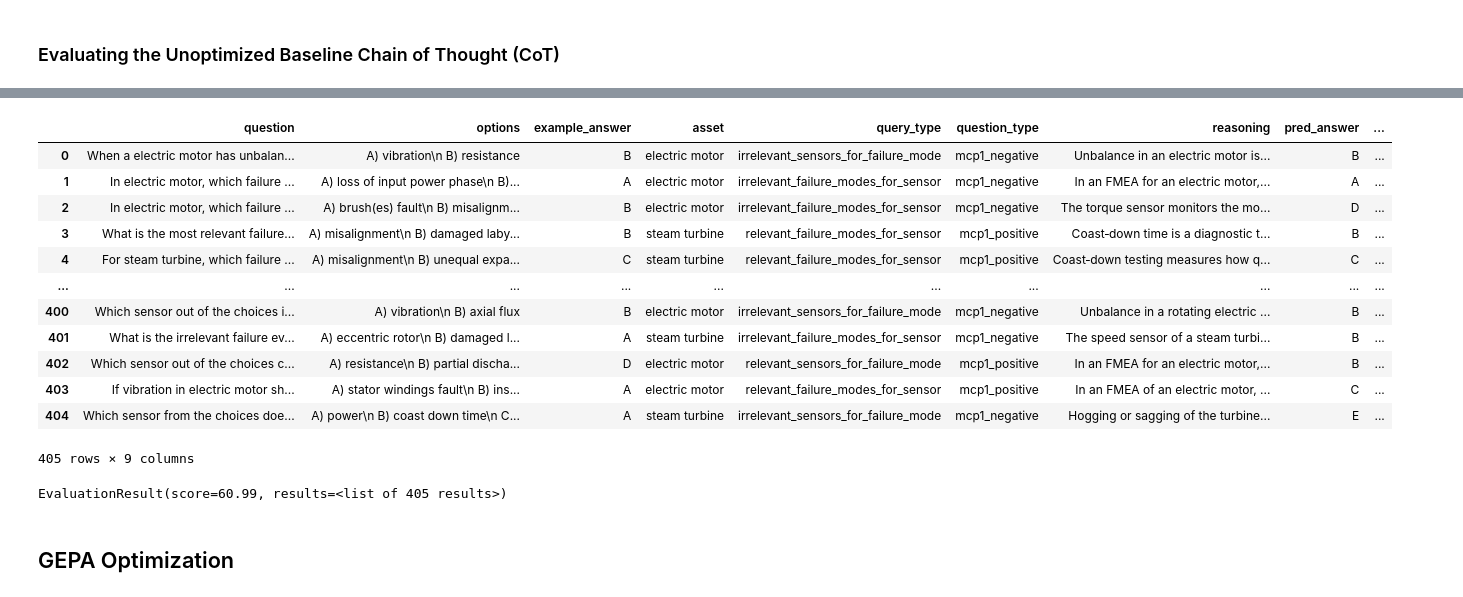
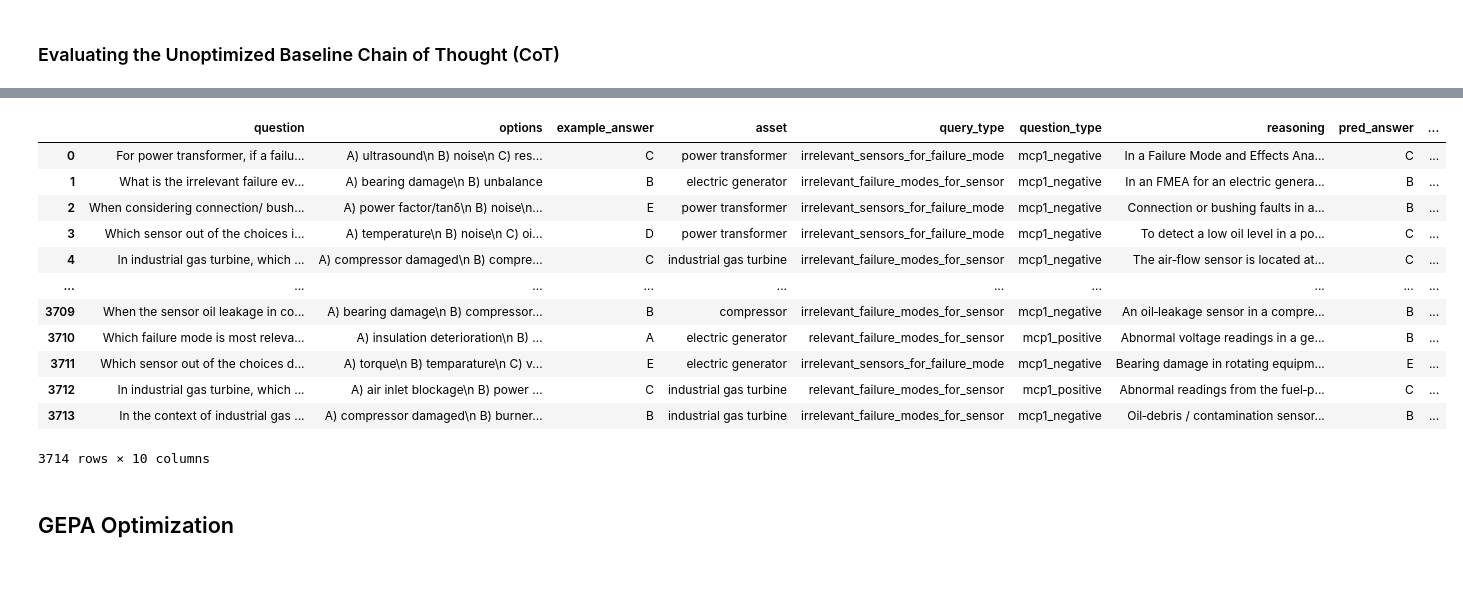
Before and after one commit to biswasprateek/AssetOpsBench, a Jupyter notebook: notebook/gepa_experiments/GEPA for FailureSensorIQ Notebook_v3.ipynb, the cells around one changed output, grey strips where cells are left out. Saved outputs shown, nothing was run; the diff lists cells and outputs as text; code cells hidden in the pictures.

Commit message:
Fixed test_set in evaluation function

```diff
--- a/notebook/gepa_experiments/GEPA for FailureSensorIQ Notebook_v3.ipynb
+++ b/notebook/gepa_experiments/GEPA for FailureSensorIQ Notebook_v3.ipynb
@@ -136,7 +136,7 @@ def init_dataset_splits(ds):
 
     train_set = _collect_and_shuffle(train_assets, fsiq_dict)
     val_set   = _collect_and_shuffle(val_assets, fsiq_dict)
-    test_set  = _collect_and_shuffle(test_assets, fsiq_dict) #*5
+    test_set  = _collect_and_shuffle(test_assets, fsiq_dict)*3 #*5
 
     print(f"train_set: {len(train_set)} examples")
     print(f"val_set: {len(val_set)} examples")
@@ -196,7 +196,7 @@ def metric(example, prediction, trace=None, pred_name=None, pred_trace=None):
 ### Evaluating the Unoptimized Baseline Chain of Thought (CoT)
 # %%
 evaluate = dspy.Evaluate(
-    devset=train_set, #change to test_set for final evaluation
+    devset=test_set, #change to test_set for final evaluation
     metric=metric,
     num_threads=32,
     display_table=True,
@@ -209,17 +210,16 @@ result_base = evaluate(program)
 |  | question | options | example_answer | asset | query_type | question_type | reasoning | pred_answer | ... |
-| 0 | When a electric motor has unbalan... | A) vibration\n B) resistance | B | electric motor | irrelevant_sensors_for_failure_mode | mcp1_negative | Unbalance in an electric motor is... | B | ... |
-| 1 | In electric motor, which failure ... | A) loss of input power phase\n B)... | A | electric motor | irrelevant_failure_modes_for_sensor | mcp1_negative | In an FMEA for an electric motor,... | A | ... |
-| 2 | In electric motor, which failure ... | A) brush(es) fault\n B) misalignm... | B | electric motor | irrelevant_failure_modes_for_sensor | mcp1_negative | The torque sensor monitors the mo... | D | ... |
-| 3 | What is the most relevant failure... | A) misalignment\n B) damaged laby... | B | steam turbine | relevant_failure_modes_for_sensor | mcp1_positive | Coast‑down time is a diagnostic t... | B | ... |
-| 4 | For steam turbine, which failure ... | A) misalignment\n B) unequal expa... | C | steam turbine | relevant_failure_modes_for_sensor | mcp1_positive | Coast‑down testing measures how q... | C | ... |
+| 0 | For power transformer, if a failu... | A) ultrasound\n B) noise\n C) res... | C | power transformer | irrelevant_sensors_for_failure_mode | mcp1_negative | In a Failure Mode and Effects Ana... | C | ... |
+| 1 | What is the irrelevant failure ev... | A) bearing damage\n B) unbalance | B | electric generator | irrelevant_failure_modes_for_sensor | mcp1_negative | In an FMEA for an electric genera... | B | ... |
+| 2 | When considering connection/ bush... | A) power factor/tanδ\n B) noise\n... | E | power transformer | irrelevant_sensors_for_failure_mode | mcp1_negative | Connection or bushing faults in a... | B | ... |
+| 3 | Which sensor out of the choices i... | A) temperature\n B) noise\n C) oi... | D | power transformer | irrelevant_sensors_for_failure_mode | mcp1_negative | To detect a low oil level in a po... | C | ... |
+| 4 | In industrial gas turbine, which ... | A) compressor damaged\n B) compre... | C | industrial gas turbine | irrelevant_failure_modes_for_sensor | mcp1_negative | The air‑flow sensor is located at... | C | ... |
 | ... | ... | ... | ... | ... | ... | ... | ... | ... | ... |
-| 400 | Which sensor out of the choices i... | A) vibration\n B) axial flux | B | electric motor | irrelevant_sensors_for_failure_mode | mcp1_negative | Unbalance in a rotating electric ... | B | ... |
-| 401 | What is the irrelevant failure ev... | A) eccentric rotor\n B) damaged l... | A | steam turbine | irrelevant_failure_modes_for_sensor | mcp1_negative | The speed sensor of a steam turbi... | B | ... |
-| 402 | Which sensor out of the choices c... | A) resistance\n B) partial discha... | D | electric motor | relevant_sensors_for_failure_mode | mcp1_positive | In an FMEA for an electric motor,... | B | ... |
-| 403 | If vibration in electric motor sh... | A) stator windings fault\n B) ins... | A | electric motor | relevant_failure_modes_for_sensor | mcp1_positive | In an FMEA of an electric motor, ... | C | ... |
-| 404 | Which sensor from the choices doe... | A) power\n B) coast down time\n C... | A | steam turbine | irrelevant_sensors_for_failure_mode | mcp1_negative | Hogging or sagging of the turbine... | E | ... |
+| 3709 | When the sensor oil leakage in co... | A) bearing damage\n B) compressor... | B | compressor | irrelevant_failure_modes_for_sensor | mcp1_negative | An oil‑leakage sensor in a compre... | B | ... |
+| 3710 | Which failure mode is most releva... | A) insulation deterioration\n B) ... | A | electric generator | relevant_failure_modes_for_sensor | mcp1_positive | Abnormal voltage readings in a ge... | B | ... |
+| 3711 | Which sensor out of the choices d... | A) torque\n B) temparature\n C) v... | E | electric generator | irrelevant_sensors_for_failure_mode | mcp1_negative | Bearing damage in rotating equipm... | E | ... |
+| 3712 | In industrial gas turbine, which ... | A) air inlet blockage\n B) power ... | C | industrial gas turbine | relevant_failure_modes_for_sensor | mcp1_positive | Abnormal readings from the fuel‑p... | C | ... |
+| 3713 | In the context of industrial gas ... | A) compressor damaged\n B) burner... | B | industrial gas turbine | irrelevant_failure_modes_for_sensor | mcp1_negative | Oil‑debris / contamination sensor... | B | ... |
-405 rows × 9 columns
-EvaluationResult(score=60.99, results=<list of 405 results>)
+3714 rows × 10 columns
 # %% [markdown]
 ## GEPA Optimization
 # %%
```
Also changed, not shown: parts of 7 cells of this notebook.
